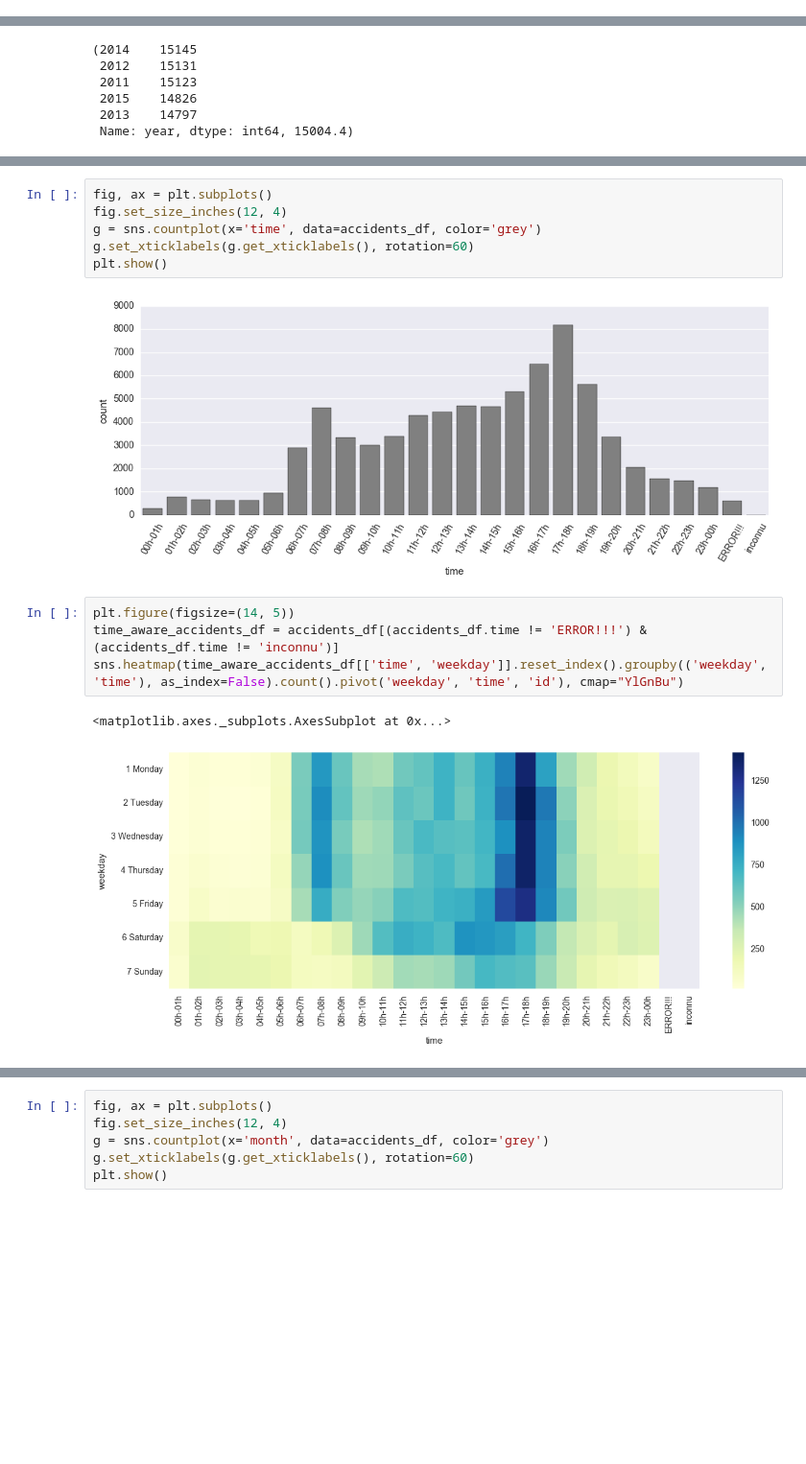
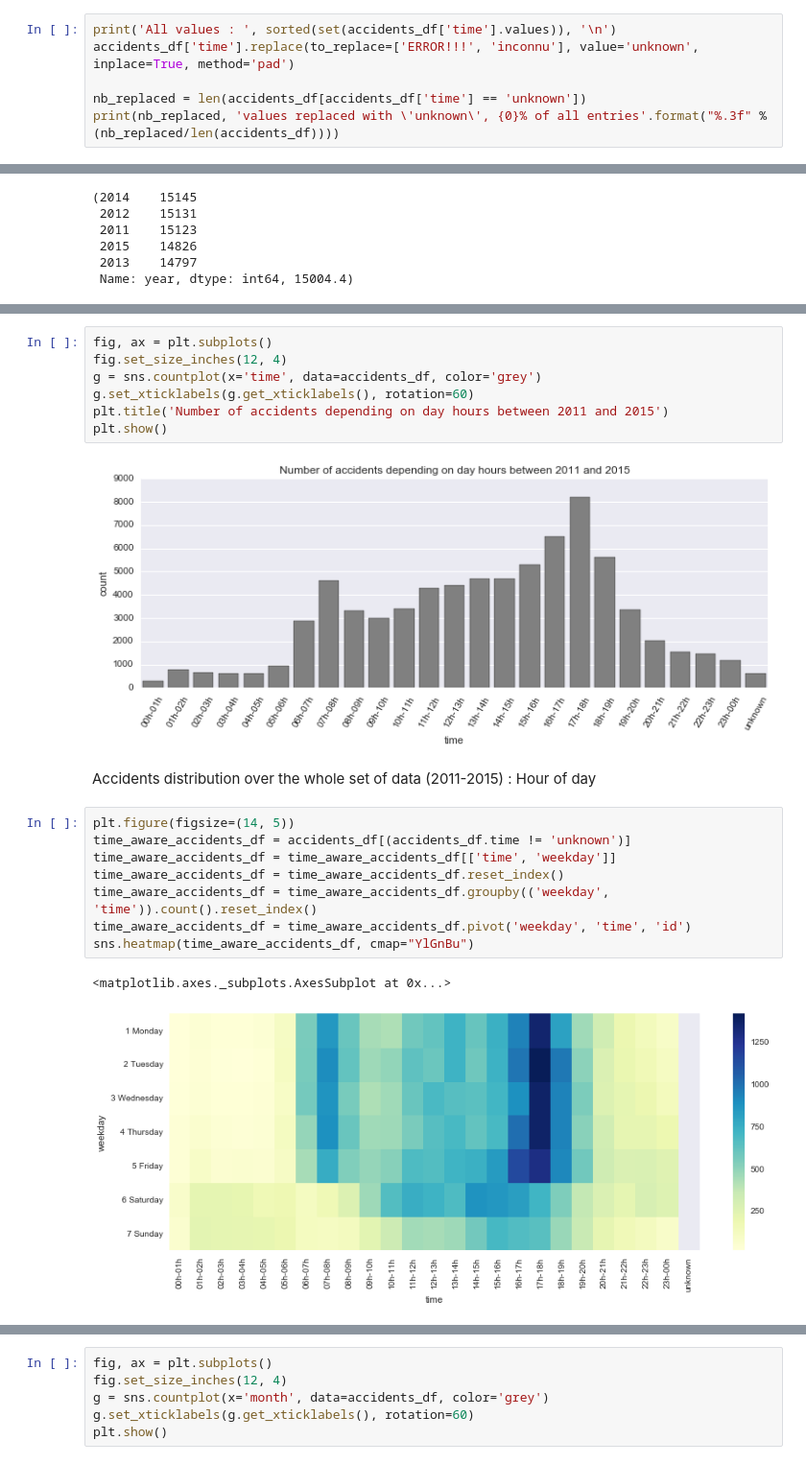
Before and after one commit to Jokau/ada-project, a Jupyter notebook: project_data_scraping.ipynb, the cells around one changed output, grey strips where cells are left out. Shown: that part at 96% size. Cells and saved outputs as stored; diff of their text form; blank space fills up the shorter version.

```diff
--- a/project_data_scraping.ipynb
+++ b/project_data_scraping.ipynb
@@ -308,0 +294,6 @@ There are 75022 accidents
+# %%
+print('All values : ', sorted(set(accidents_df['time'].values)), '\n')
+accidents_df['time'].replace(to_replace=['ERROR!!!', 'inconnu'], value='unknown', inplace=True, method='pad')
+
+nb_replaced = len(accidents_df[accidents_df['time'] == 'unknown'])
+print(nb_replaced, 'values replaced with \'unknown\', {0}% of all entries'.format("%.3f" %(nb_replaced/len(accidents_df))))
@@ -405,13 +396,20 @@ fig, ax = plt.subplots()
 fig.set_size_inches(12, 4)
 g = sns.countplot(x='time', data=accidents_df, color='grey')
 g.set_xticklabels(g.get_xticklabels(), rotation=60)
+plt.title('Number of accidents depending on day hours between 2011 and 2015')
 plt.show()
 # %% [output]
-[figure, old version]
+[figure, new version]
+# %% [markdown]
+Accidents distribution over the whole set of data (2011-2015) : Hour of day
 # %%
 plt.figure(figsize=(14, 5))
-time_aware_accidents_df = accidents_df[(accidents_df.time != 'ERROR!!!') & (accidents_df.time != 'inconnu')]
-sns.heatmap(time_aware_accidents_df[['time', 'weekday']].reset_index().groupby(('weekday', 'time'), as_index=False).count().pivot('weekday', 'time', 'id'), cmap="YlGnBu")
+time_aware_accidents_df = accidents_df[(accidents_df.time != 'unknown')]
+time_aware_accidents_df = time_aware_accidents_df[['time', 'weekday']]
+time_aware_accidents_df = time_aware_accidents_df.reset_index()
+time_aware_accidents_df = time_aware_accidents_df.groupby(('weekday', 'time')).count().reset_index()
+time_aware_accidents_df = time_aware_accidents_df.pivot('weekday', 'time', 'id')
+sns.heatmap(time_aware_accidents_df, cmap="YlGnBu")
 # %% [output]
 <matplotlib.axes._subplots.AxesSubplot at 0x...>
-[figure, old version]
+[figure, new version]
```
Also changed, not shown: parts of 16 cells of this notebook, 2 other files.
